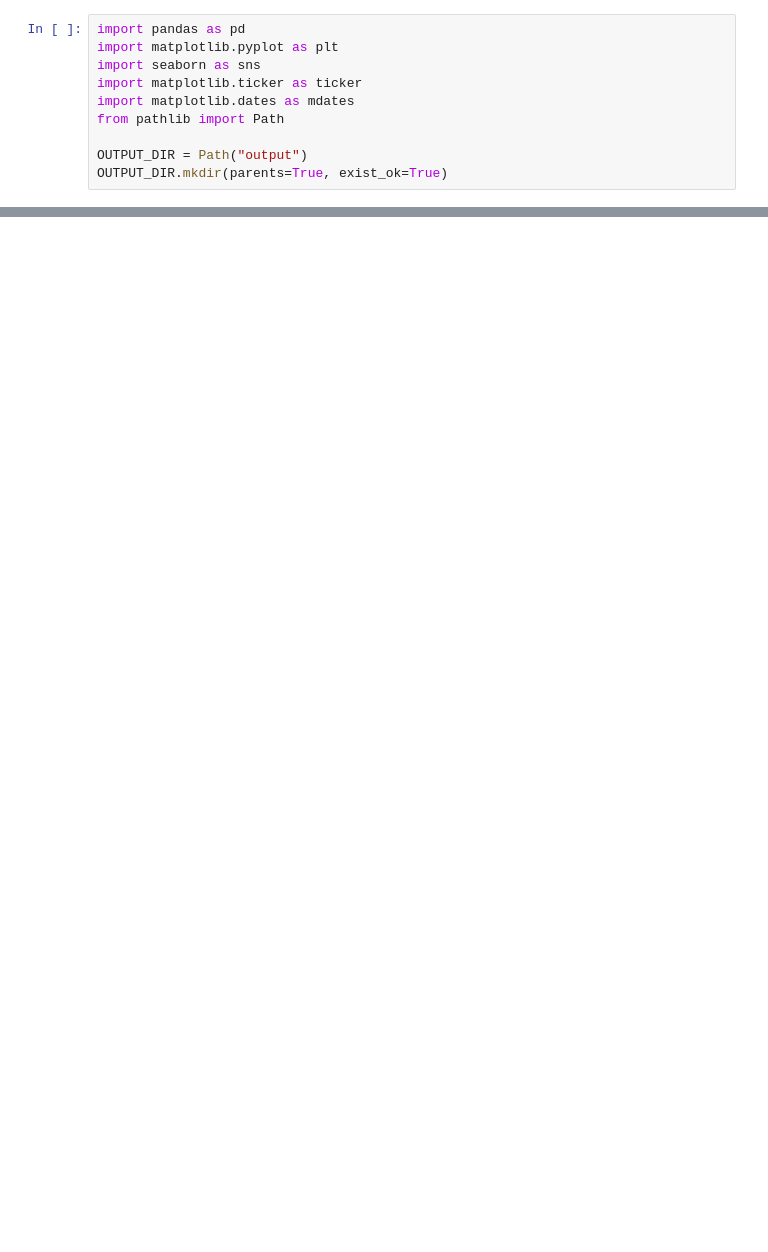
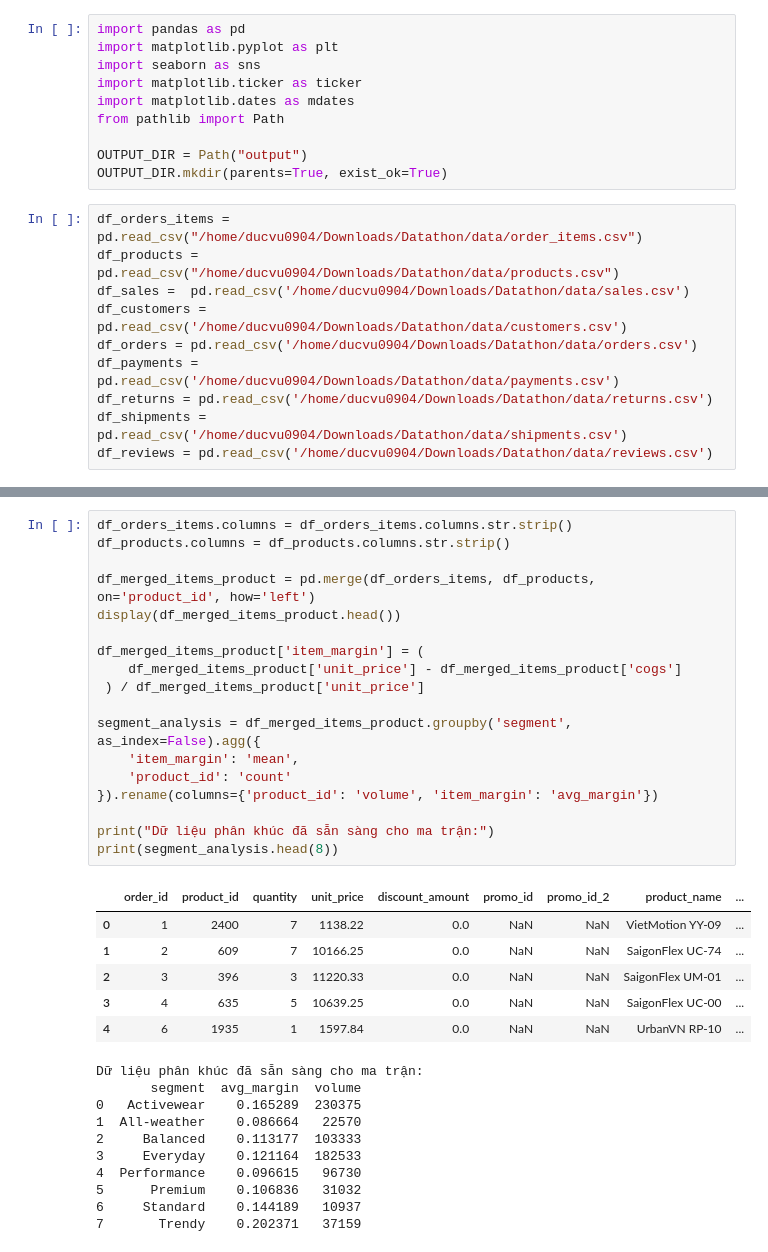
Before and after one commit to ducvu0904/Vinicius-Datathon-2026, a Jupyter notebook: Descriptive.ipynb, the cells around one changed output, grey strips where cells are left out. Cells and saved outputs as stored; diff of their text form; blank space fills up the shorter version.

```diff
--- a/Descriptive.ipynb
+++ b/Descriptive.ipynb
@@ -8,4 +8,14 @@ from pathlib import Path
 
 OUTPUT_DIR = Path("output")
 OUTPUT_DIR.mkdir(parents=True, exist_ok=True)
+# %%
+df_orders_items = pd.read_csv("/home/ducvu0904/Downloads/Datathon/data/order_items.csv")
+df_products = pd.read_csv("/home/ducvu0904/Downloads/Datathon/data/products.csv")
+df_sales =  pd.read_csv('/home/ducvu0904/Downloads/Datathon/data/sales.csv')
+df_customers = pd.read_csv('/home/ducvu0904/Downloads/Datathon/data/customers.csv')
+df_orders = pd.read_csv('/home/ducvu0904/Downloads/Datathon/data/orders.csv')
+df_payments = pd.read_csv('/home/ducvu0904/Downloads/Datathon/data/payments.csv')
+df_returns = pd.read_csv('/home/ducvu0904/Downloads/Datathon/data/returns.csv')
+df_shipments = pd.read_csv('/home/ducvu0904/Downloads/Datathon/data/shipments.csv')
+df_reviews = pd.read_csv('/home/ducvu0904/Downloads/Datathon/data/reviews.csv')
 # %% [markdown]
@@ -298,0 +457,35 @@ plt.show()
+# %%
+df_orders_items.columns = df_orders_items.columns.str.strip()
+df_products.columns = df_products.columns.str.strip()
+
+df_merged_items_product = pd.merge(df_orders_items, df_products, on='product_id', how='left')
+display(df_merged_items_product.head())
+
+df_merged_items_product['item_margin'] = (
+    df_merged_items_product['unit_price'] - df_merged_items_product['cogs']
+ ) / df_merged_items_product['unit_price']
+
+segment_analysis = df_merged_items_product.groupby('segment', as_index=False).agg({
+    'item_margin': 'mean',
+    'product_id': 'count'
+}).rename(columns={'product_id': 'volume', 'item_margin': 'avg_margin'})
+
+print("Dữ liệu phân khúc đã sẵn sàng cho ma trận:")
+print(segment_analysis.head(8))
+# %% [output]
+|  | order_id | product_id | quantity | unit_price | discount_amount | promo_id | promo_id_2 | product_name | ... |
+| 0 | 1 | 2400 | 7 | 1138.22 | 0.0 | NaN | NaN | VietMotion YY-09 | ... |
+| 1 | 2 | 609 | 7 | 10166.25 | 0.0 | NaN | NaN | SaigonFlex UC-74 | ... |
+| 2 | 3 | 396 | 3 | 11220.33 | 0.0 | NaN | NaN | SaigonFlex UM-01 | ... |
+| 3 | 4 | 635 | 5 | 10639.25 | 0.0 | NaN | NaN | SaigonFlex UC-00 | ... |
+| 4 | 6 | 1935 | 1 | 1597.84 | 0.0 | NaN | NaN | UrbanVN RP-10 | ... |
+Dữ liệu phân khúc đã sẵn sàng cho ma trận:
+       segment  avg_margin  volume
+0   Activewear    0.165289  230375
+1  All-weather    0.086664   22570
+2     Balanced    0.113177  103333
+3     Everyday    0.121164  182533
+4  Performance    0.096615   96730
+5      Premium    0.106836   31032
+6     Standard    0.144189   10937
+7       Trendy    0.202371   37159
```
Also changed, not shown: parts of 25 cells of this notebook, 3 other files.
